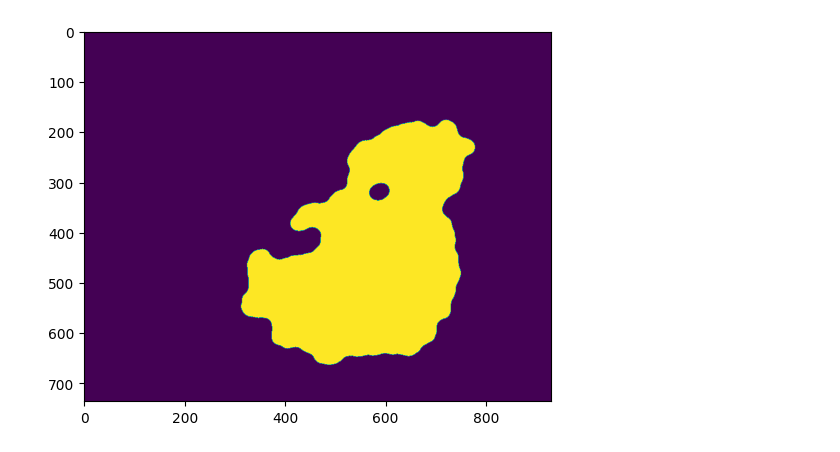
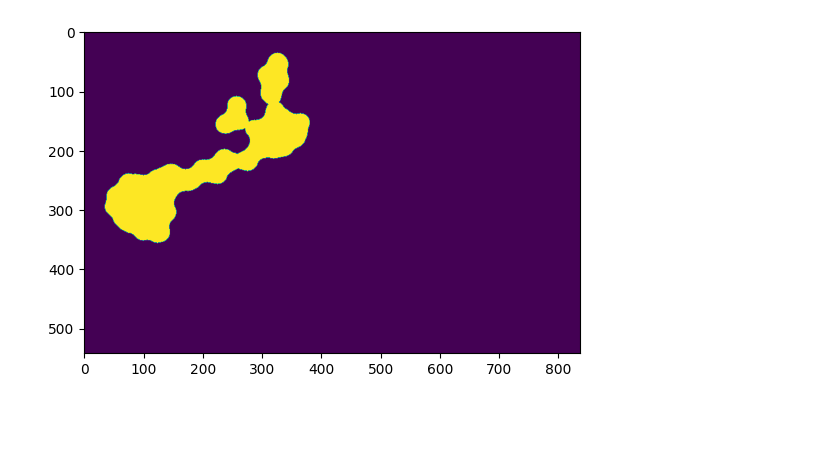
Before and after one commit to Jiaqi-Lv/TIAger-Torch, a Jupyter notebook: til_score.ipynb, the cells around one changed output. Cells and saved outputs as stored; diff of their text form; code cells hidden in the pictures; blank space fills up the shorter version.

```diff
--- a/til_score.ipynb
+++ b/til_score.ipynb
@@ -20,15 +23,15 @@ import json
 # %%
-wsi_name = "105S.tif"
+wsi_name = "106S.tif"
 wsi_without_ext = os.path.splitext(wsi_name)[0]
 masks_dir = "/home/u1910100/GitHub/TIAger-Torch/output/seg_out"
 tumor_stroma_mask_path = os.path.join(masks_dir, f"{wsi_without_ext}_tumor_stroma.npy")
 
 tumor_stroma_mask = np.load(tumor_stroma_mask_path)
 
 plt.imshow(tumor_stroma_mask)
 plt.show()
 # %% [output]
-[figure, old version]
+[figure, new version]
 # %%
 detModel1 = "/home/u1910100/GitHub/TIAger-Torch/runs/cell/fold_1/model_55.pth"
 detModel2 = "/home/u1910100/GitHub/TIAger-Torch/runs/cell/fold_2/model_40.pth"
```
Also changed, not shown: parts of 7 cells of this notebook, 7 other files.
